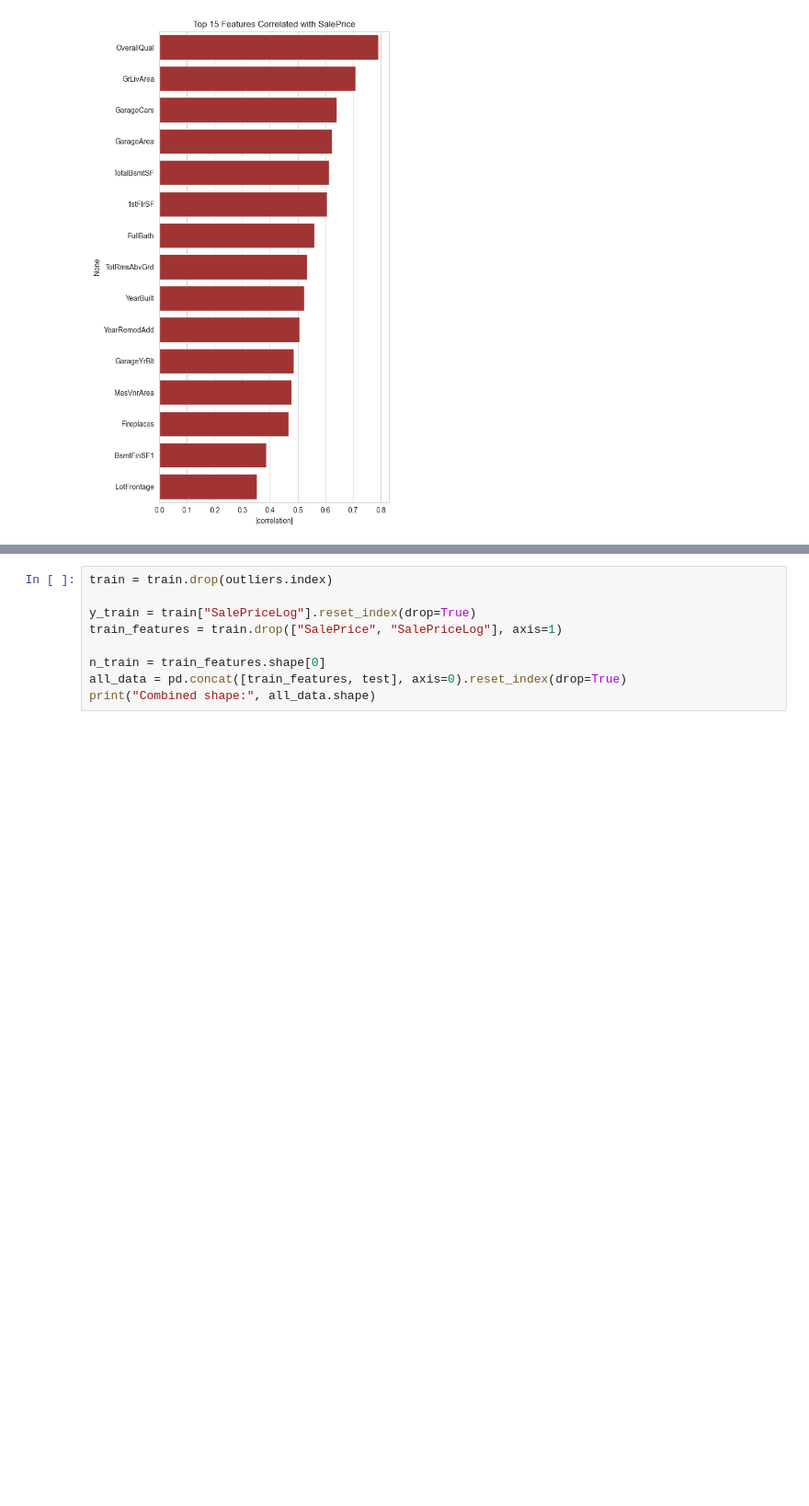
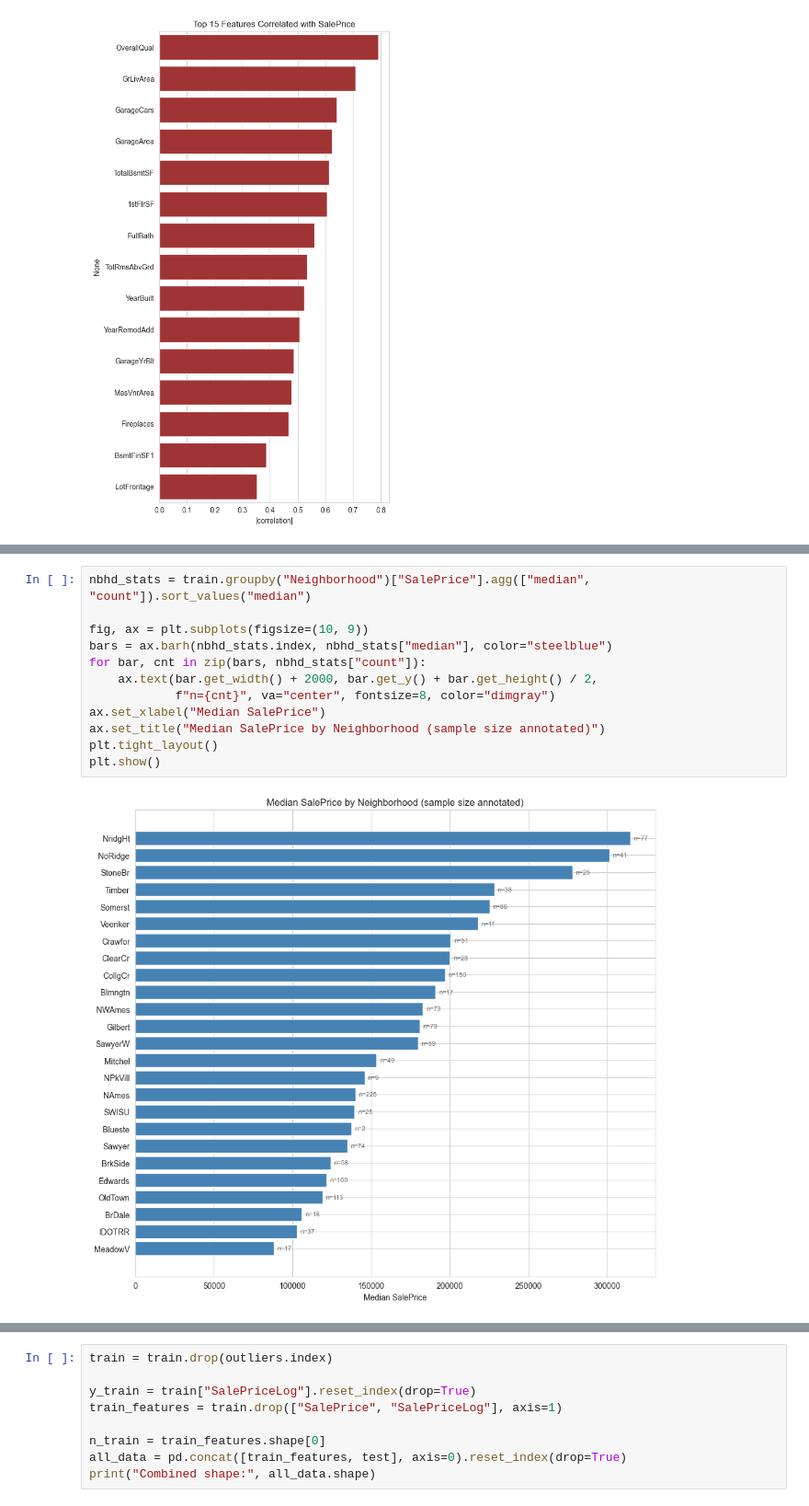
Before and after one commit to NimaNIKOOKAR/Housing-Prices-Competition-Nima-NIKOOKAR, a Jupyter notebook: house-price-notebook.ipynb, the cells around one changed output, grey strips where cells are left out. Shown at 92% size. Cells and saved outputs as stored; diff of their text form; blank space fills up the shorter version.

```diff
--- a/house-price-notebook.ipynb
+++ b/house-price-notebook.ipynb
@@ -235,0 +240,14 @@ plt.show()
+# %%
+nbhd_stats = train.groupby("Neighborhood")["SalePrice"].agg(["median", "count"]).sort_values("median")
+
+fig, ax = plt.subplots(figsize=(10, 9))
+bars = ax.barh(nbhd_stats.index, nbhd_stats["median"], color="steelblue")
+for bar, cnt in zip(bars, nbhd_stats["count"]):
+    ax.text(bar.get_width() + 2000, bar.get_y() + bar.get_height() / 2,
+            f"n={cnt}", va="center", fontsize=8, color="dimgray")
+ax.set_xlabel("Median SalePrice")
+ax.set_title("Median SalePrice by Neighborhood (sample size annotated)")
+plt.tight_layout()
+plt.show()
+# %% [output]
+[figure, added]
```
Also changed, not shown: parts of 23 cells of this notebook, 3 other files.
